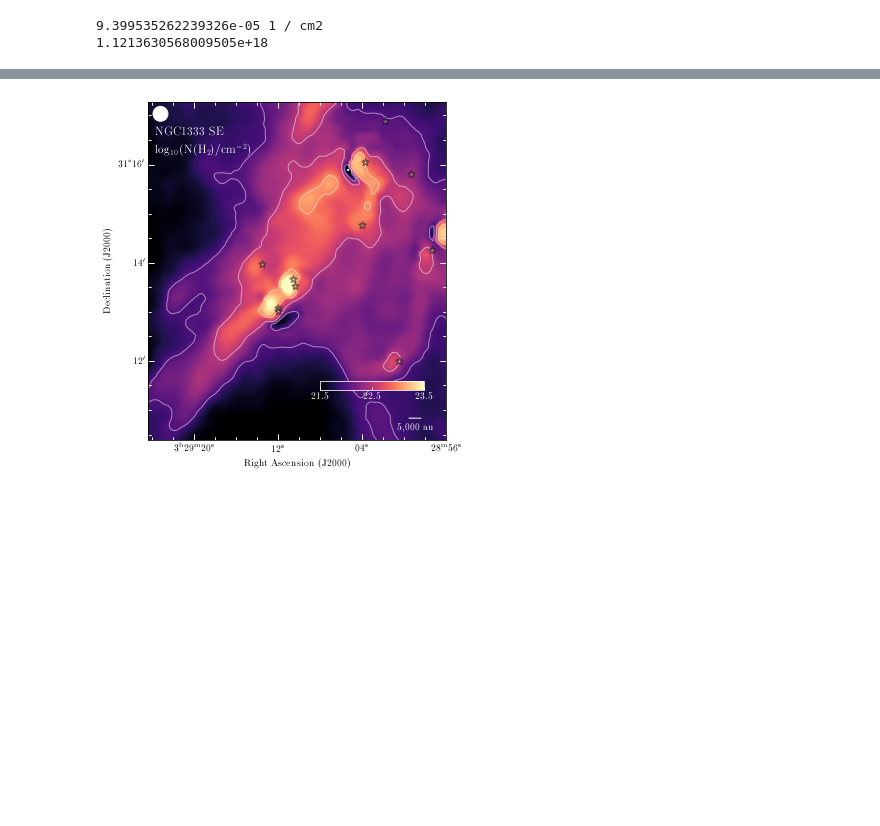
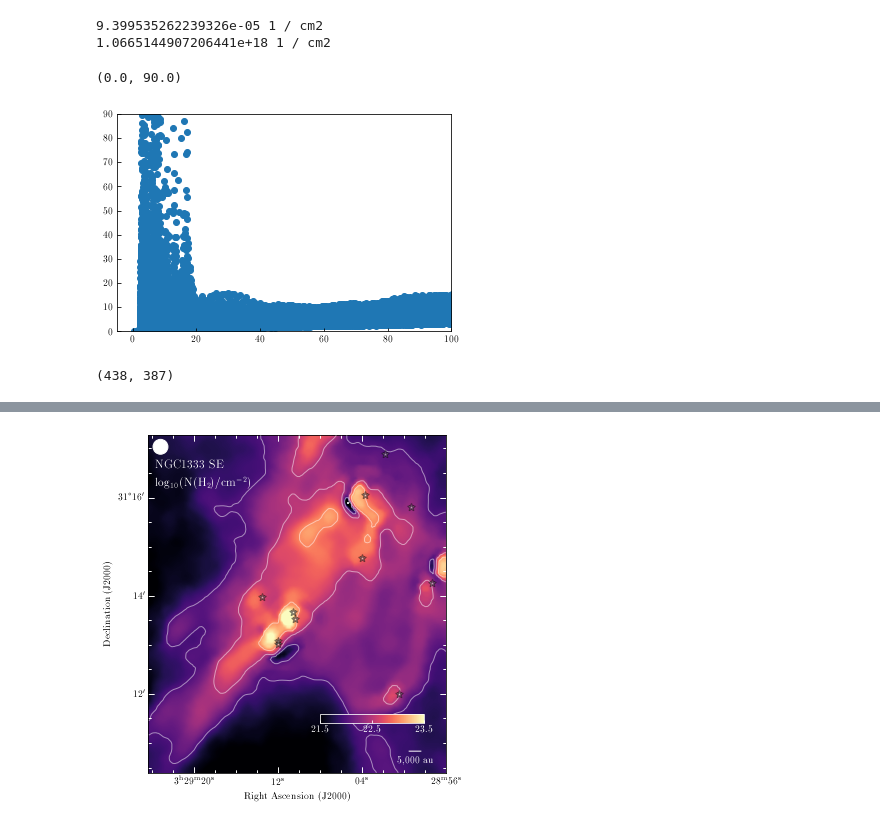
Before and after one commit to jpinedaf/NGC1333_NOEMA_Ions, a Jupyter notebook: NGC1333_Ions_Calculations.ipynb, the cells around one changed output, grey strips where cells are left out. Cells and saved outputs as stored; diff of their text form; code cells hidden in the pictures; blank space fills up the shorter version.

```diff
--- a/NGC1333_Ions_Calculations.ipynb
+++ b/NGC1333_Ions_Calculations.ipynb
@@ -18,11 +18,16 @@ plt.rcParams.update({"text.usetex": True,
                      'xtick.direction': 'in',
                      'ytick.direction': 'in'})
 # %%
+from molecular_columns import col_h13cop, col_dcop
+
+def Ncol_C18O(TdV, Tex=10*u.K):
+    return 5e12 * (Tex/u.K) * np.exp(31.6*u.K/Tex) * (TdV/(u.K*u.km/u.s)) * u.cm**-2
+
 file_yso = 'catalogue/NGC1333_protostar_list.txt'
 
 file_TdV_DCOp = 'data/NGC1333_DCOp_matched_TdV.fits'
 file_TdV_H13COp = 'data/NGC1333_H13COp_matched_TdV.fits'
-file_TdV_C18O = 'data/NGC1333_C18O_3-2_TdV.fits'
+file_TdV_C18O = 'data/NGC1333_C18O_matched_TdV.fits'
 
 file_TdV_DCOp_H13COp = 'data/NGC1333_DCOp_H13COp_ratio.fits'
 file_Ncol_DCOp_H13COp = 'data/NGC1333_DCOp_H13COp_ratio_coldens.fits'
@@ -71,20 +76,27 @@ file_xe_fd5 = 'data/NGC1333_xe_fd5.fits'
 file_xe_fd = 'data/NGC1333_xe_fd.fits'
 
 N_H2 = fits.getdata(file_N_H2)
-N_C18O = fits.getdata(file_N_C18O)
-N_C18O_Td = fits.getdata(file_N_C18O_Td)
 
-N_CO = N_C18O * R_12CO_C18O
+C18O_TdV, hd_C18O = fits.getdata(file_TdV_C18O, header=True)
+Tex_C18O = 12*u.K
+N_C18O_12K = Ncol_C18O(C18O_TdV*u.K*u.km/u.s, Tex=12*u.K)
+N_C18O_15K = Ncol_C18O(C18O_TdV*u.K*u.km/u.s, Tex=15*u.K)
+# 5e12 * (Tex_C18O/u.K) * np.exp(31.6*u.K/Tex_C18O) * C18O_TdV * u.cm**-2
+
+# N_C18O = fits.getdata(file_N_C18O)
+# N_C18O_Td = fits.getdata(file_N_C18O_Td)
+
+N_CO = N_C18O_12K * R_12CO_C18O
 HCOp_TdV, hd_TdV = fits.getdata(file_TdV_H13COp, header=True)
 DCOp_TdV, hd_TdV_DCOp = fits.getdata(file_TdV_DCOp, header=True)
 
 # R_H_raw = HCOp_TdV / N_CO
 
-from molecular_columns import col_h13cop, col_dcop
+
 # H12CO+ / H13CO+ = 70
 HCOp_Ncol = col_h13cop.H13COp_thin(J_up=1, Tex=10.0*u.K, TdV=HCOp_TdV*u.K*u.km/u.s) * 70.0
 DCOp_Ncol = col_dcop.DCOp_thin(J_up=1, Tex=10.0*u.K, TdV=DCOp_TdV*u.K*u.km/u.s)
-R_H = HCOp_Ncol.to(u.cm**-2) / (N_CO*u.cm**-2)
+R_H = HCOp_Ncol.to(u.cm**-2) / N_CO
 
 R_D = DCOp_Ncol / HCOp_Ncol
 
@@ -97,4 +109,17 @@ n_H2 = 1e3
 print(np.nanmean(N_CO))
 # %% [output]
 9.399535262239326e-05 1 / cm2
-1.1213630568009505e+18
+1.0665144907206441e+18 1 / cm2
+# %%
+gd = (N_CO > 0.0)*(N_H2 > 0)
+f_D_JEP = (N_H2*X_12CO) / N_CO.value
+plt.scatter(N_H2[gd]*1e-21, f_D_JEP[gd])
+plt.xlim(-5, 100)
+plt.ylim(-0, 90)
+# %% [output]
+(0.0, 90.0)
+[figure, added]
+# %%
+f_D_JEP.shape
+# %% [output]
+(438, 387)
```
Also changed, not shown: parts of 1 cell of this notebook, 1 other file.
